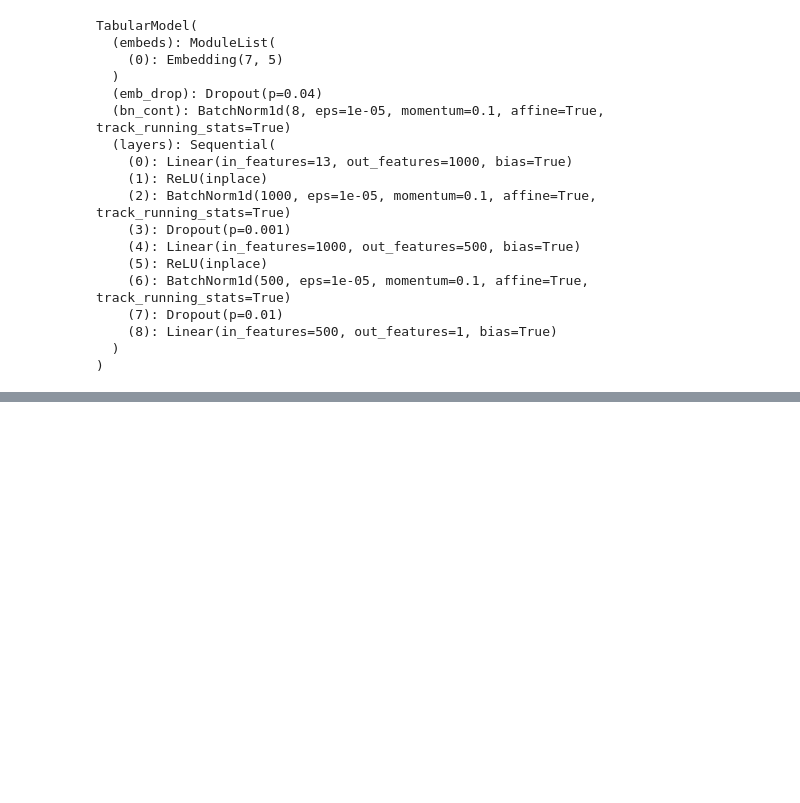
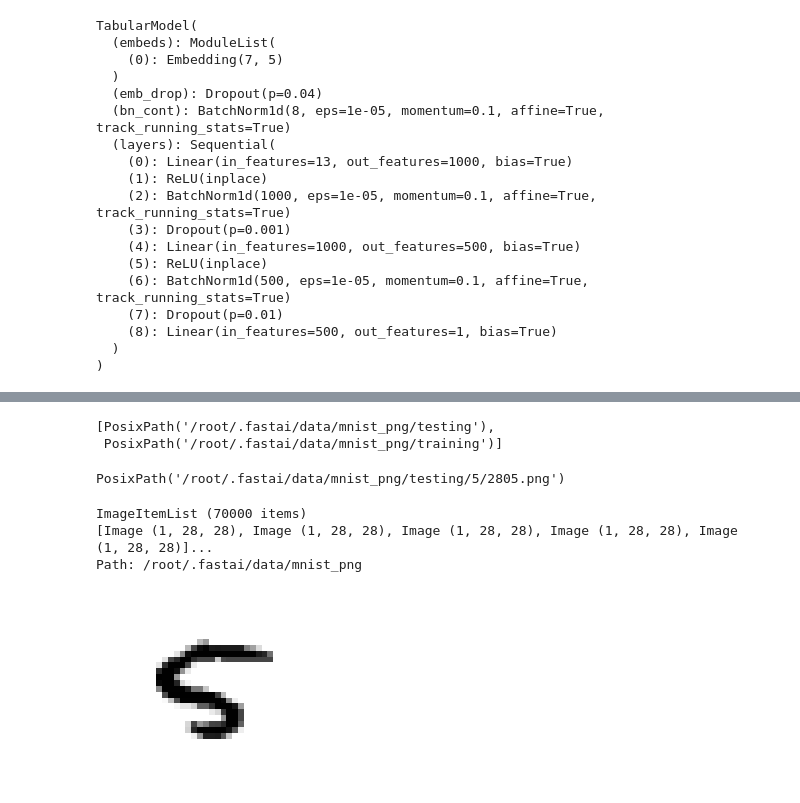
Before and after one commit to tcapelle/python_ines, a Jupyter notebook: California_housing.ipynb, the cells around one changed output, grey strips where cells are left out. Cells and saved outputs as stored; diff of their text form; code cells hidden in the pictures; blank space fills up the shorter version.

```diff
--- a/California_housing.ipynb
+++ b/California_housing.ipynb
@@ -118,0 +159,13 @@ learn.recorder.plot_losses(last=-1)
+# %%
+path = untar_data(URLs.MNIST)
+# %%
+path.ls()
+# %% [output]
+[PosixPath('/root/.fastai/data/mnist_png/testing'),
+ PosixPath('/root/.fastai/data/mnist_png/training')]
+# %%
+il = ImageItemList.from_folder(path, convert_mode='L')
+# %%
+il.items[0]
+# %% [output]
+PosixPath('/root/.fastai/data/mnist_png/testing/5/2805.png')
@@ -118,0 +174,10 @@ learn.recorder.plot_losses(last=-1)
+# %%
+il
+# %% [output]
+ImageItemList (70000 items)
+[Image (1, 28, 28), Image (1, 28, 28), Image (1, 28, 28), Image (1, 28, 28), Image (1, 28, 28)]...
+Path: /root/.fastai/data/mnist_png
+# %%
+il[0].show()
+# %% [output]
+[figure, added]
```
Also changed, not shown: parts of 52 cells of this notebook.
